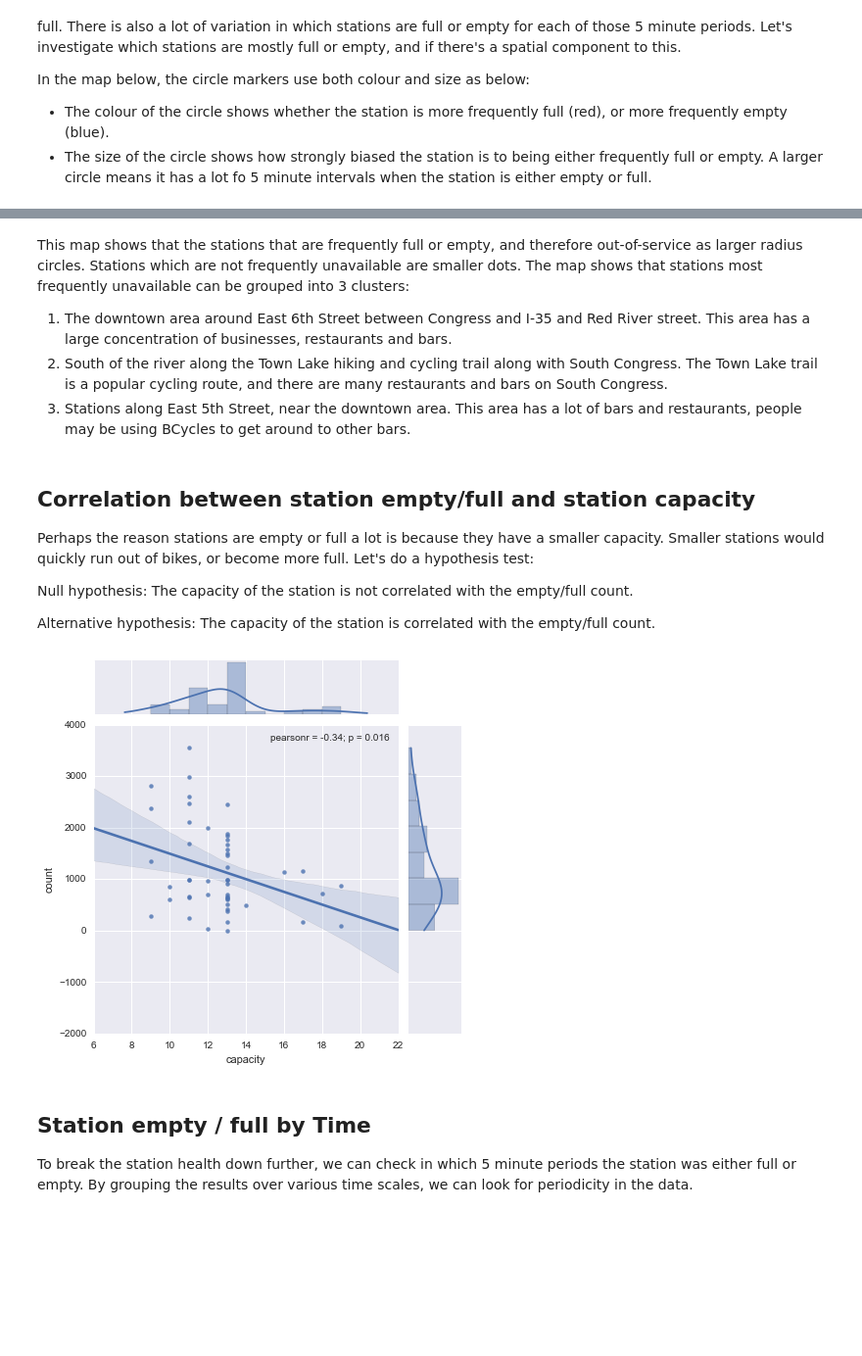
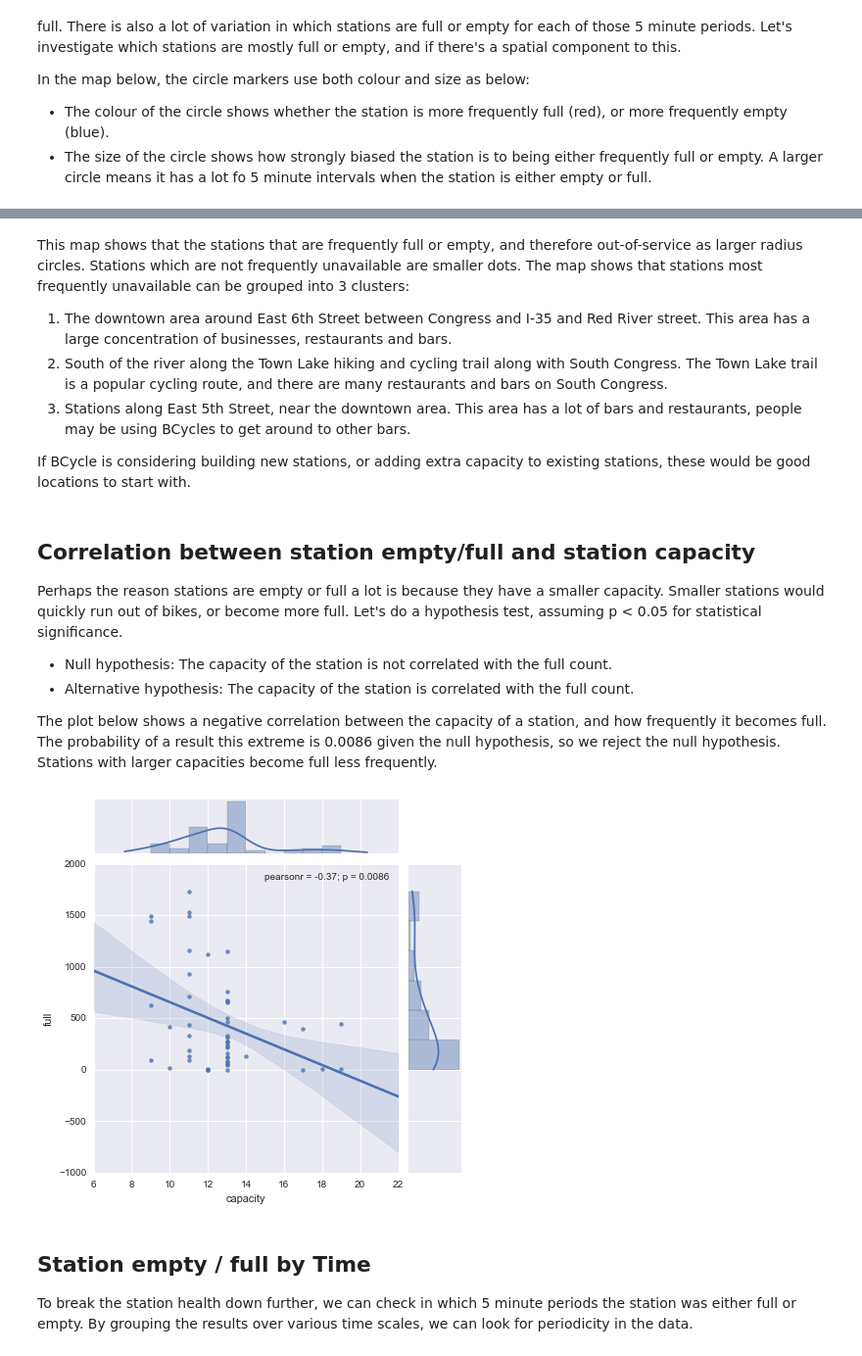
Before and after one commit to timgasser/bcycle-austin, a Jupyter notebook: notebooks/bcycle_stations.ipynb, the cells around one changed output, grey strips where cells are left out. Shown at 98% size. Cells and saved outputs as stored; diff of their text form; code cells hidden in the pictures; blank space fills up the shorter version.

```diff
--- a/notebooks/bcycle_stations.ipynb
+++ b/notebooks/bcycle_stations.ipynb
@@ -186,8 +188,8 @@ bike_full_mask = bikes_df['docks'] == 0
 bike_hour_mask = bikes_df['datetime'].dt.hour >= 6
 bike_empty_full_mask = (bike_empty_mask | bike_full_mask) & bike_hour_mask
 
-bikes_empty_full_df = bikes_df[bike_empty_full_mask]
-bikes_empty_full_df['empty'] = bikes_empty_full_df['bikes'] == 0
+bikes_empty_full_df = bikes_df[bike_empty_full_mask].copy()
+bikes_empty_full_df['empty'] =  bikes_empty_full_df['bikes'] == 0
 bikes_empty_full_df['full'] = bikes_empty_full_df['docks'] == 0
 bikes_empty_full_df.head()
 # %% [output]
@@ -285,30 +279,32 @@ This map shows that the stations that are frequently full or empty, and therefor
 1. The downtown area around East 6th Street between Congress and I-35 and Red River street. This area has a large concentration of businesses, restaurants and bars.
 2. South of the river along the Town Lake hiking and cycling trail along with South Congress. The Town Lake trail is a popular cycling route, and there are many restaurants and bars on South Congress.
 3. Stations along East 5th Street, near the downtown area. This area has a lot of bars and restaurants, people may be using BCycles to get around to other bars.
+
+If BCycle is considering building new stations, or adding extra capacity to existing stations, these would be good locations to start with.
 # %% [markdown]
 ## Correlation between station empty/full and station capacity
 
-Perhaps the reason stations are empty or full a lot is because they have a smaller capacity. Smaller stations would quickly run out of bikes, or become more full. Let's do a hypothesis test:
+Perhaps the reason stations are empty or full a lot is because they have a smaller capacity. Smaller stations would quickly run out of bikes, or become more full. Let's do a hypothesis test, assuming p < 0.05 for statistical significance.
 
-Null hypothesis: The capacity of the station is not correlated with the empty/full count.
+* Null hypothesis: The capacity of the station is not correlated with the full count.
+* Alternative hypothesis: The capacity of the station is correlated with the full count.
 
-Alternative hypothesis: The capacity of the station is correlated with the empty/full count.
+The plot below shows a negative correlation between the capacity of a station, and how frequently it becomes full. The probability of a result this extreme is 0.0086 given the null hypothesis, so we reject the null hypothesis. Stations with larger capacities become full less frequently.
 # %%
 bikes_capacity_df = bikes_df.copy()
 bikes_capacity_df['capacity'] = bikes_capacity_df['bikes'] + bikes_capacity_df['docks']
 
 # Now find the max capacity across all the stations at all 5 minute intervals
 bikes_capacity_df = bikes_capacity_df.groupby('station_id').max().reset_index()
-
-
-bike_merged_health_df = pd.merge(bike_health_df, bikes_capacity_df[['station_id', 'capacity']], on='station_id', how='inner')
-
-bike_merged_health_df.head(10)
+bike_merged_health_df = pd.merge(bike_health_df,
+                                 bikes_capacity_df[['station_id', 'capacity']],
+                                 on='station_id',
+                                 how='inner')
 
 # sns.lmplot(data=bike_merged_health_df, x='capacity', y='count')
-g = sns.jointplot("capacity", "count", data=bike_merged_health_df, kind="reg")
+g = sns.jointplot("capacity", "full", data=bike_merged_health_df, kind="reg")
 # %% [output]
-[figure, old version]
+[figure, new version]
 # %% [markdown]
 ## Station empty / full by Time
 
```
Also changed, not shown: parts of 6 cells of this notebook.
